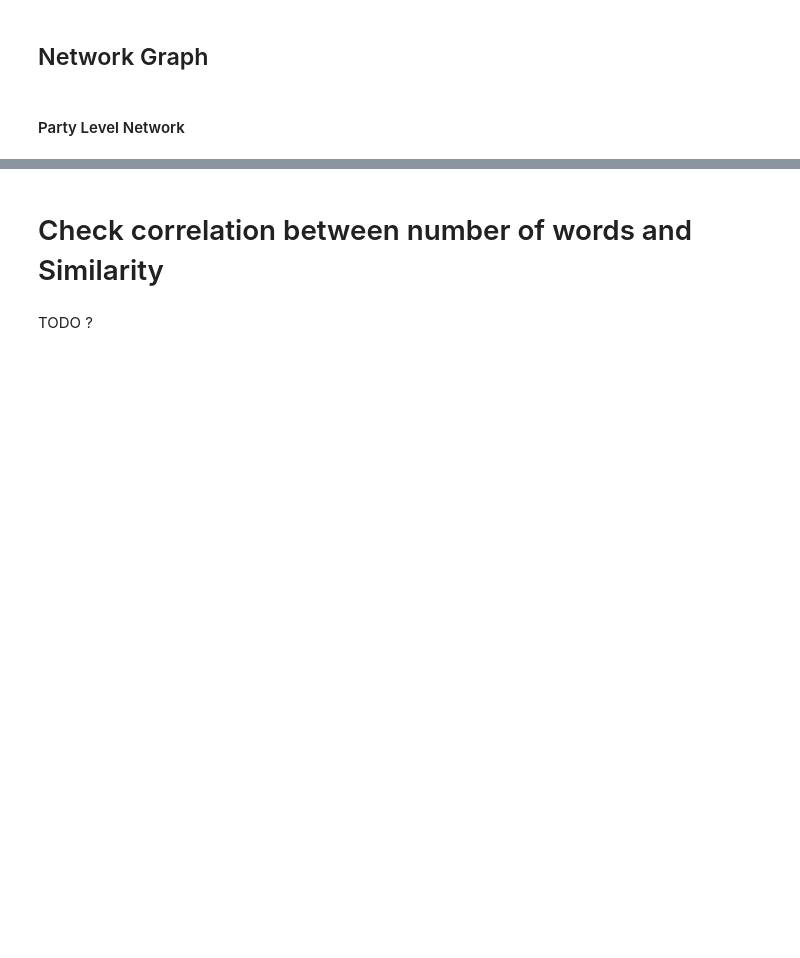
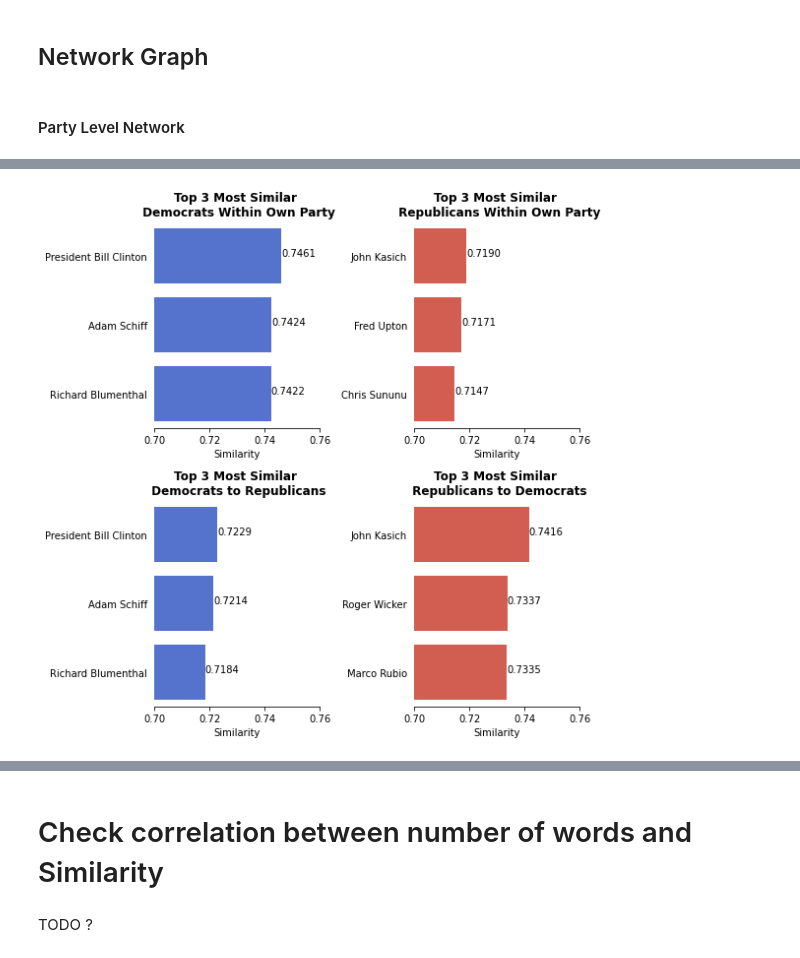
Before and after one commit to epfl-ada/ada-2021-project-the-internationadas, a Jupyter notebook: scripts/similarity_analysis.ipynb, the cells around one changed output, grey strips where cells are left out. Saved outputs shown, nothing was run; the diff lists cells and outputs as text; code cells hidden in the pictures; blank space fills up the shorter version.

```diff
--- a/scripts/similarity_analysis.ipynb
+++ b/scripts/similarity_analysis.ipynb
@@ -423,41 +425,44 @@ import matplotlib.pyplot as plt
 import seaborn as sns
 
 # calculate top 3 most similar speakers withing and between parties
-top_similar_speakers_within_dem = speaker_embeddings[speaker_embeddings["party"] == dem_party_qid].sort_values(by="similarity_with_democrats", ascending=False)[["speaker", "similarity_with_democrats"]][:3]
-top_similar_speakers_within_rep = speaker_embeddings[speaker_embeddings["party"] == rep_party_qid].sort_values(by="similarity_with_republicans", ascending=False)[["speaker", "similarity_with_republicans"]][:3]
+top_similar_speakers_within_dem = speaker_embeddings[speaker_embeddings["party"] == "Democrat"].sort_values(by="similarity_with_democrats", ascending=False)[["speaker", "similarity_with_democrats"]][:3]
+top_similar_speakers_within_rep = speaker_embeddings[speaker_embeddings["party"] == "Republican"].sort_values(by="similarity_with_republicans", ascending=False)[["speaker", "similarity_with_republicans"]][:3]
 
-top_similar_speakers_dem_to_rep = speaker_embeddings[speaker_embeddings["party"] == dem_party_qid].sort_values(by="similarity_with_republicans", ascending=False)[["speaker", "similarity_with_republicans"]][:3]
-top_similar_speakers_rep_to_dem = speaker_embeddings[speaker_embeddings["party"] == rep_party_qid].sort_values(by="similarity_with_democrats", ascending=False)[["speaker", "similarity_with_democrats"]][:3]
+top_similar_speakers_dem_to_rep = speaker_embeddings[speaker_embeddings["party"] == "Democrat"].sort_values(by="similarity_with_republicans", ascending=False)[["speaker", "similarity_with_republicans"]][:3]
+top_similar_speakers_rep_to_dem = speaker_embeddings[speaker_embeddings["party"] == "Republican"].sort_values(by="similarity_with_democrats", ascending=False)[["speaker", "similarity_with_democrats"]][:3]
 
 dem_color = "#4169E1"
 rep_color = "#E74C3C"
 
 # create plot
 fig, ax = plt.subplots(figsize=(8,8))
 
 
 # Creating a case-specific function to avoid code repetition
 def plot_hor_bar(subplot, data, similarity_val, title, color):
     plt.subplot(2,2,subplot)
     ax = sns.barplot(y='speaker', x=similarity_val, data=data,
                      color=color , ci=None)
     show_values(ax, "h", space=0)
-    plt.title(title)
+    plt.title(title, fontweight="bold")
     plt.xlabel('Similarity')
     plt.ylabel(None)
     plt.xlim([0.7, 0.76])
     sns.despine(left=True)
     ax.grid(False)
     ax.tick_params(bottom=True, left=False)
     return None
 
 # plot findings in 4 subplots, with party color
 plot_hor_bar(1, top_similar_speakers_within_dem, "similarity_with_democrats", title="Top 3 Most Similar \n Democrats Within Own Party", color=dem_color)
 plot_hor_bar(2, top_similar_speakers_within_rep, "similarity_with_republicans", title="Top 3 Most Similar \n Republicans Within Own Party", color=rep_color)
 plot_hor_bar(3, top_similar_speakers_dem_to_rep, "similarity_with_republicans", title="Top 3 Most Similar \n Democrats to Republicans", color=dem_color)
 plot_hor_bar(4, top_similar_speakers_rep_to_dem, "similarity_with_democrats", title="Top 3 Most Similar \n Republicans to Democrats", color=rep_color)
 fig.tight_layout()
-plt.show()
+
+plt.savefig("top_3_similarities.png")
+# %% [output]
+[figure, added]
 # %%
 speaker_embeddings_sorted = speaker_embeddings.sort_values(by="quotationCounts", ascending=False)
 
```
Also changed, not shown: parts of 10 cells of this notebook.
